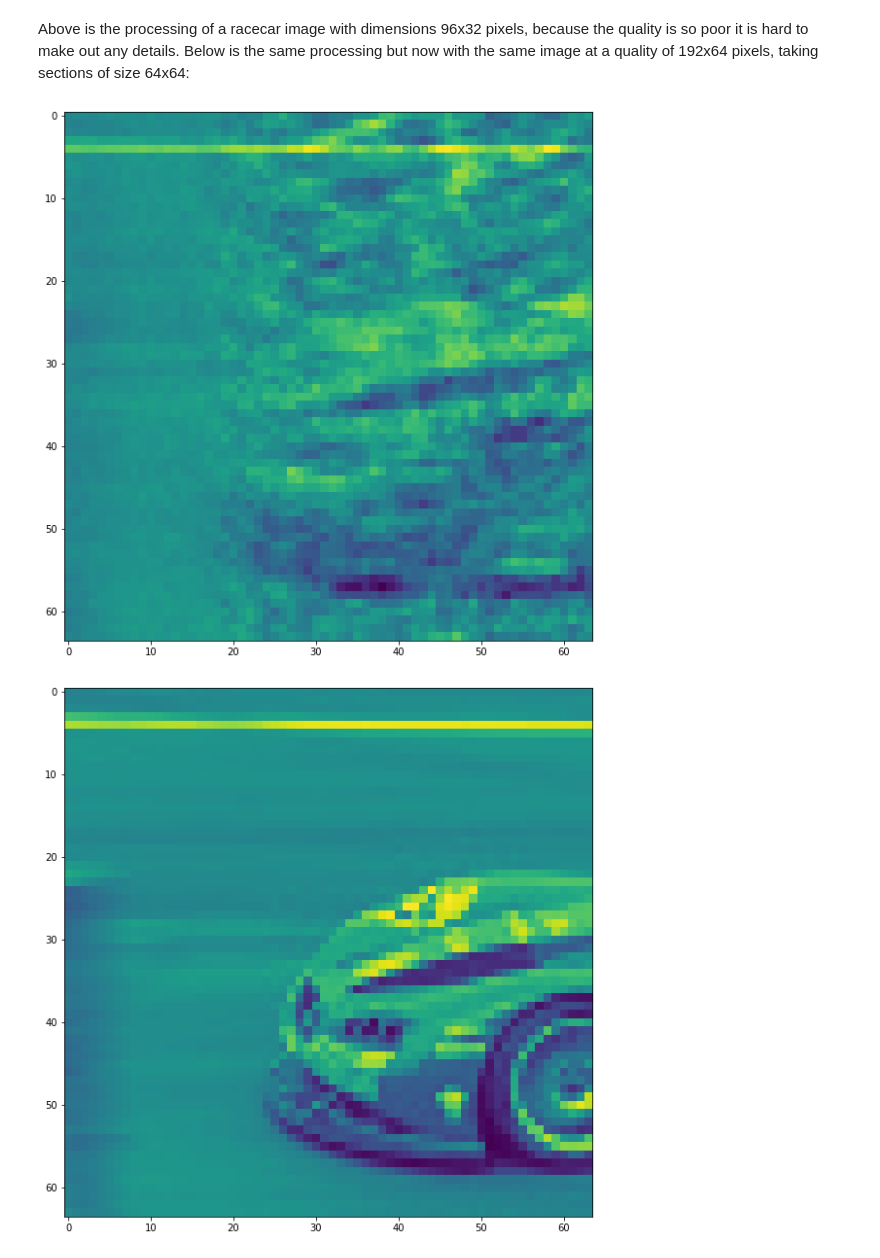
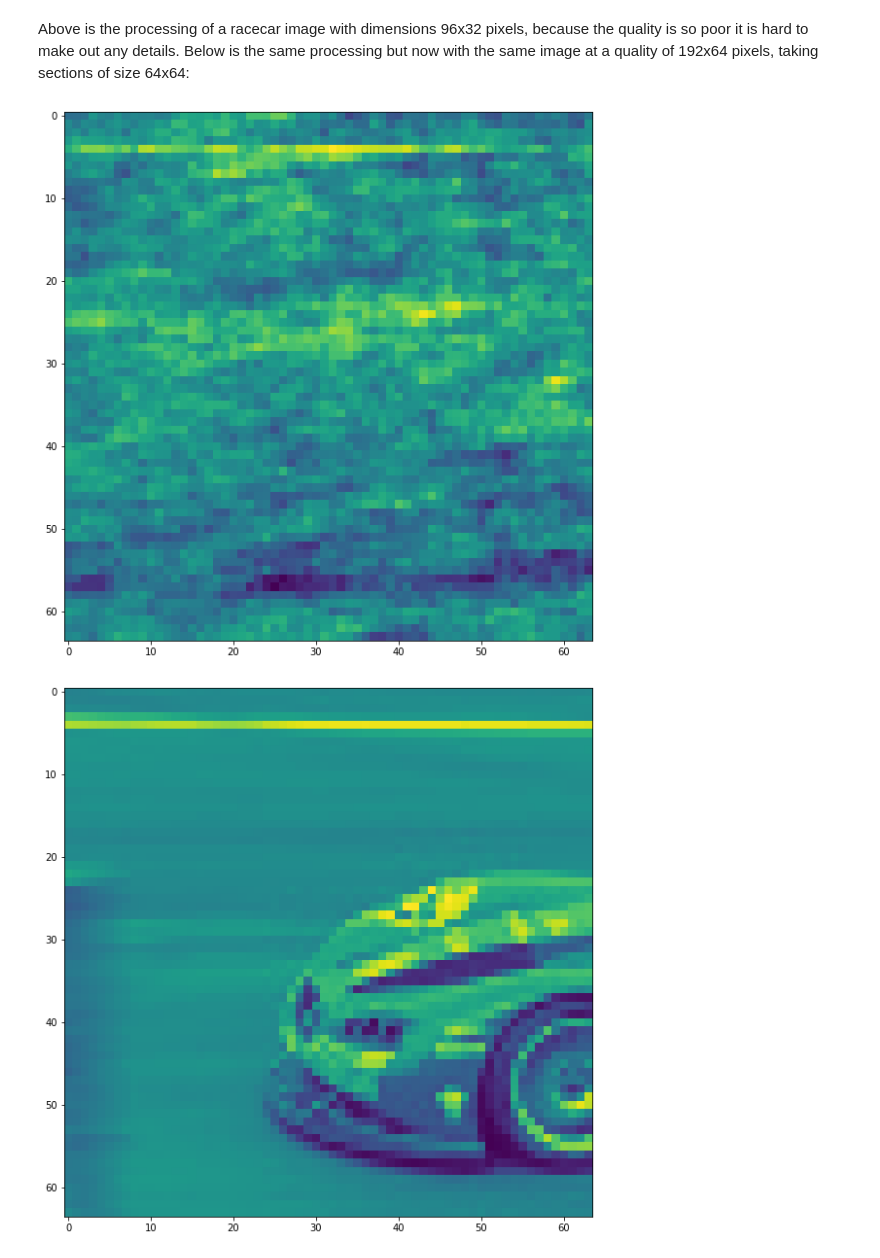
Before and after one commit to StevenJohnsonOptics/Single-Pixel-Imaging, a Jupyter notebook: Racecar with freq ordering.ipynb, the cells around one changed output. Cells and saved outputs as stored; diff of their text form; code cells hidden in the pictures.

```diff
--- a/Racecar with freq ordering.ipynb
+++ b/Racecar with freq ordering.ipynb
@@ -65,35 +65,35 @@ imsize = 64**2
 
 # Make measurements
 I = np.identity(imsize)
 H = hadamard(imsize)
 m = np.zeros((imsize,1))
 
 PatternSet  =  H; # Chose H or I here.
 
-length = 10                      # Image appears more smeared the higher this number is - object is 'moving' faster - max is 128
+length = 50                      # Image appears more smeared the higher this number is - object is 'moving' faster - max is 128
 allobjs = []
 # Measure for each pattern
 for i in range(0,imsize):                                  # for each pixel value
     a = round(i*(length/imsize))                           # i*(50/32^2) - moving through diff sections
     obj = objs[:,a:a+64]                                   # now obj changes for each measurement - simulates moving object
     allobjs.append(obj)
     #print(a)
 
     samplingVector = PatternSet[i,:]                       # row index of pattern matrix and all columns - choosing each row from iden/hadamard matrix
     samplingPattern = np.reshape(samplingVector,(64,64))   # reshaping to image size, for each i the 1 moves along the rows of the matrices - reshapes each row of iden/hadamard matrix to sz x sz
     #plt.imshow(obj)                                       # shows the rasterscan in action, each coord being moved thru
     #plt.show()
     #time.sleep(0.005)
     m[i] = np.sum(samplingPattern * obj)                   # taking measurements, sum of patterns*image, there's a pattern for each zero in the zero array m - puts obj as a column vector basically
     #print(m)
 
 # Reconstruct Image
 recon = np.matmul(PatternSet,m)
 recon = np.reshape(recon, (64,64))
 plt.rcParams['figure.figsize'] = [18,10] # set the image size
 fig = plt.imshow(recon)
 # %% [output]
-[figure, old version]
+[figure, new version]
 # %%
 plt.imshow(allobjs[0]) # just seeing what the last obj looks like
 plt.show()
```
Also changed, not shown: parts of 2 cells of this notebook.
